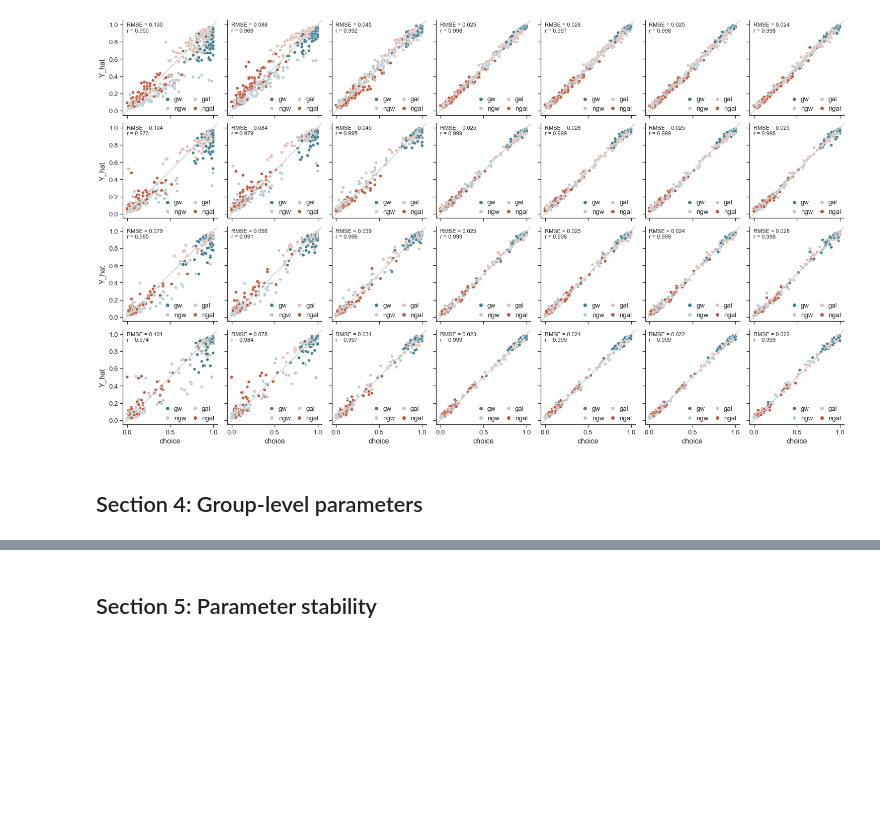
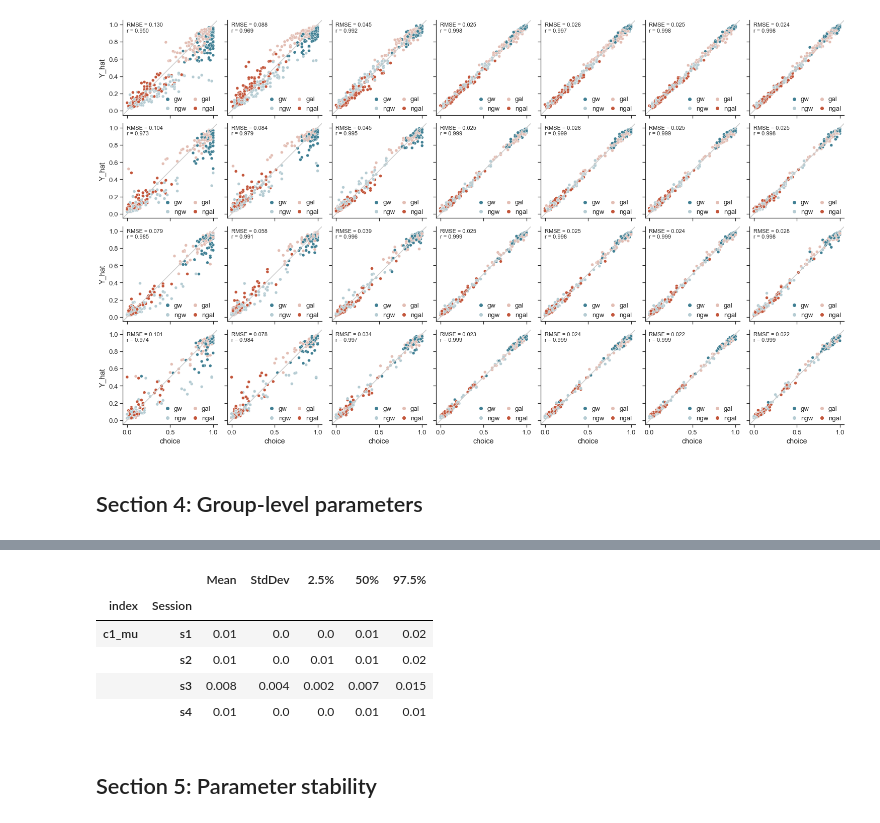
Before and after one commit to nivlab/RobotFactory, a Jupyter notebook: study01/03_Modeling.ipynb, the cells around one changed output, grey strips where cells are left out. Drawn from its saved outputs; the diff is of its cells as text; code cells hidden in the pictures; blank space fills up the shorter version.

```diff
--- a/study01/03_Modeling.ipynb
+++ b/study01/03_Modeling.ipynb
@@ -276,3 +303,12 @@ summary.T.filter(regex='theta_mu\[5').T
+# %%
+summary.loc[['c1_mu']]
+# %% [output]
+|  |  | Mean | StdDev | 2.5% | 50% | 97.5% |
+| index | Session |  |  |  |  |  |
+| c1_mu | s1 | 0.01 | 0.0 | 0.0 | 0.01 | 0.02 |
+|  | s2 | 0.01 | 0.0 | 0.01 | 0.01 | 0.02 |
+|  | s3 | 0.008 | 0.004 | 0.002 | 0.007 | 0.015 |
+|  | s4 | 0.01 | 0.0 | 0.0 | 0.01 | 0.01 |
 # %% [markdown]
 ## Section 5: Parameter stability
 # %% [markdown]
```
Also changed, not shown: parts of 12 cells of this notebook, 14 other files.
